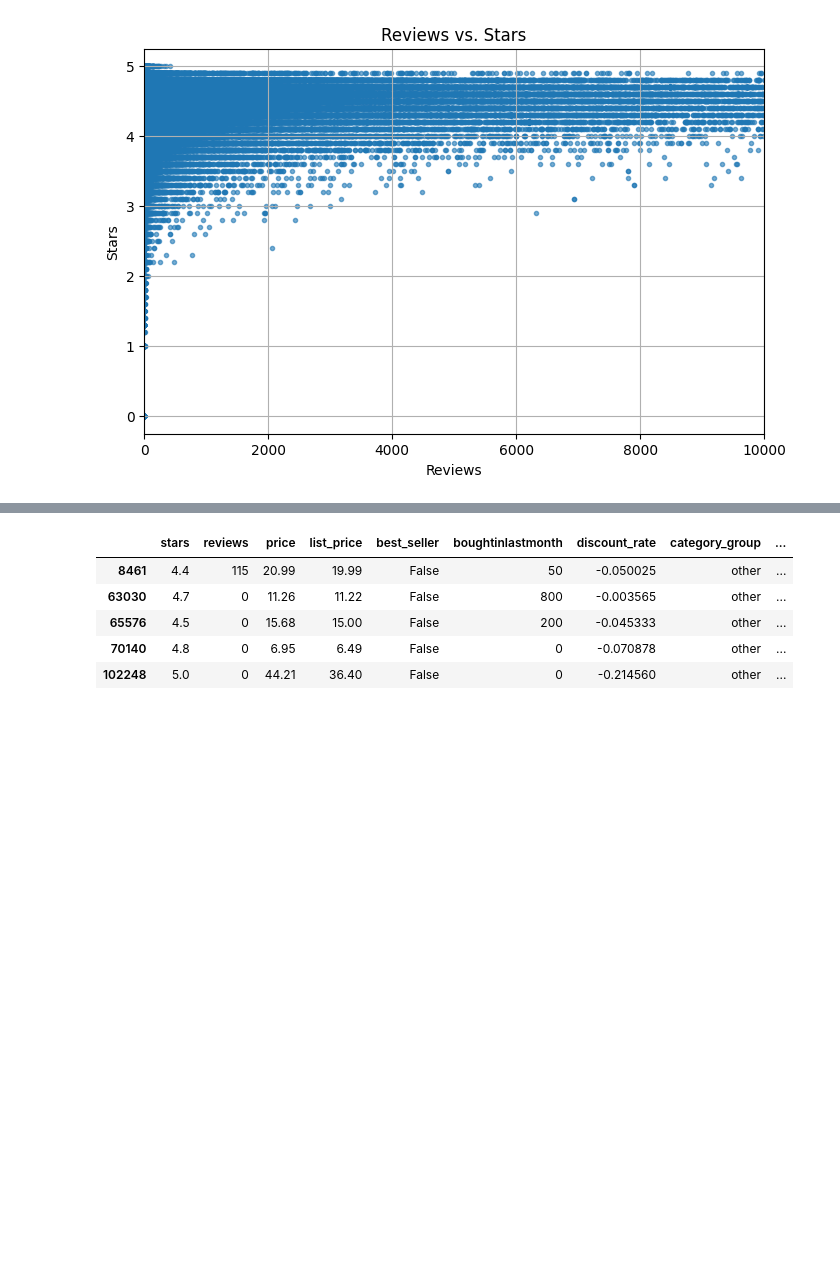
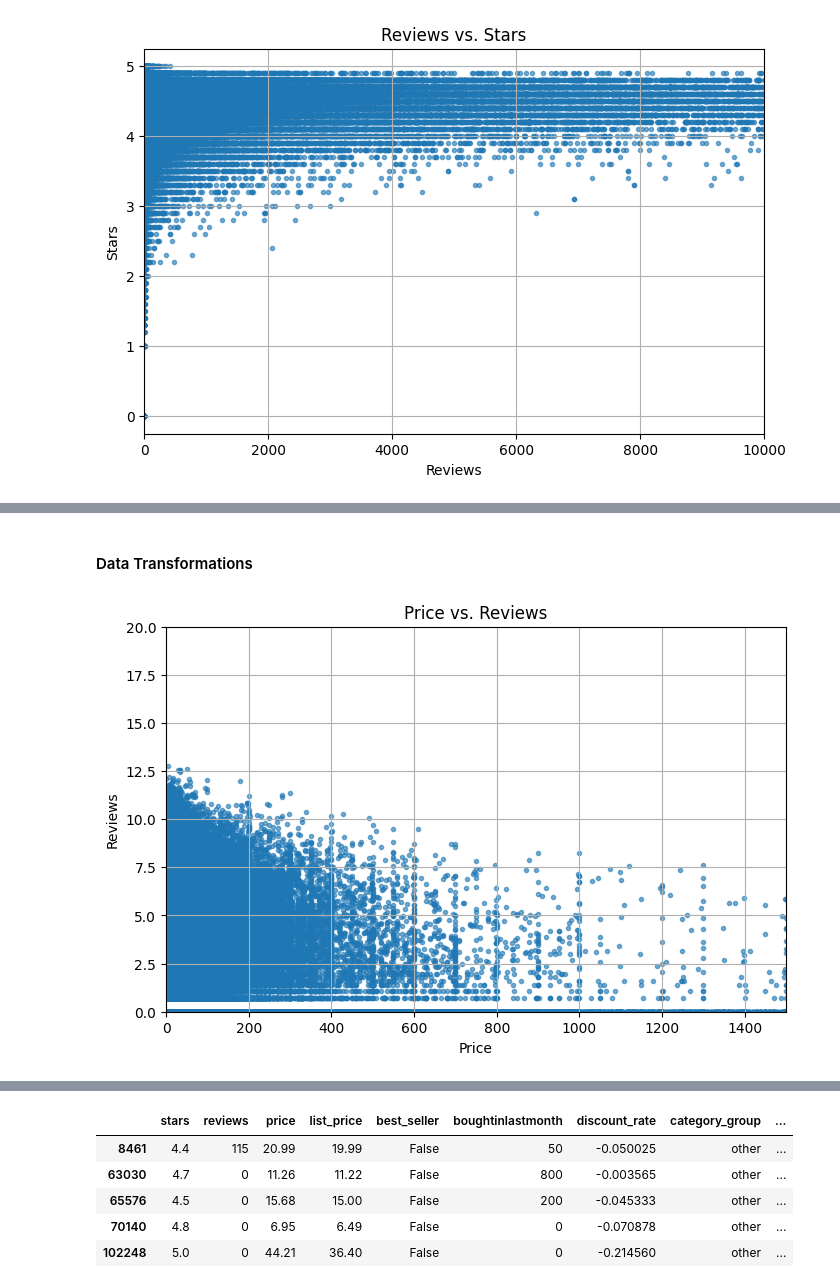
Before and after one commit to edmiller824/sf_tech, a Jupyter notebook: amzn_product_analysis.ipynb, the cells around one changed output, grey strips where cells are left out. Cells and saved outputs as stored; diff of their text form; code cells hidden in the pictures; blank space fills up the shorter version.

Commit message:
added log transformations to scatterplots in EDA section. updated gitignore

```diff
--- a/amzn_product_analysis.ipynb
+++ b/amzn_product_analysis.ipynb
@@ -73,5 +69,5 @@ amzn_df = amzn_merged_df.join(amzn_dummies_df)
 amzn_df.head()
 
 # remove columns: ['asin', 'title', 'category_id', 'category_name'] + 1 of the 'category' values
-drops = ['asin', 'title', 'category_id', 'category_name', 'category_group', 'other']
+drops = ['asin', 'title', 'category_id', 'category_name', 'other']
 amzn_df.drop(drops, axis='columns', inplace=True)
@@ -258,0 +217,28 @@ plt.show()
+# %% [markdown]
+#### Data Transformations
+# %%
+"""
+PRICE VS LOG(REVIEWS)
+
+-- applying a log transformation successfully transformed the relationship into one that was more linear
+-- linear regression can be applied with new output
+"""
+
+
+amzn_df['log_reviews'] = np.log1p(amzn_df['reviews'])
+
+
+# PRICE VS REVIEWS
+plt.figure(figsize=(8, 5))
+# plt.scatter(amzn_df['price'], amzn_df['reviews'], marker='.', alpha=0.6)
+plt.scatter(amzn_df['price'], amzn_df['log_reviews'], marker='.', alpha=0.6)
+
+plt.xlim(0, 1500)     # Set x-axis range
+plt.ylim(0, 20)       # Set y-axis range
+plt.xlabel('Price')
+plt.ylabel('Reviews')
+plt.title('Price vs. Reviews')
+plt.grid(True)
+plt.show()
+# %% [output]
+[figure, added]
```
Also changed, not shown: parts of 11 cells of this notebook, 1 other file.
